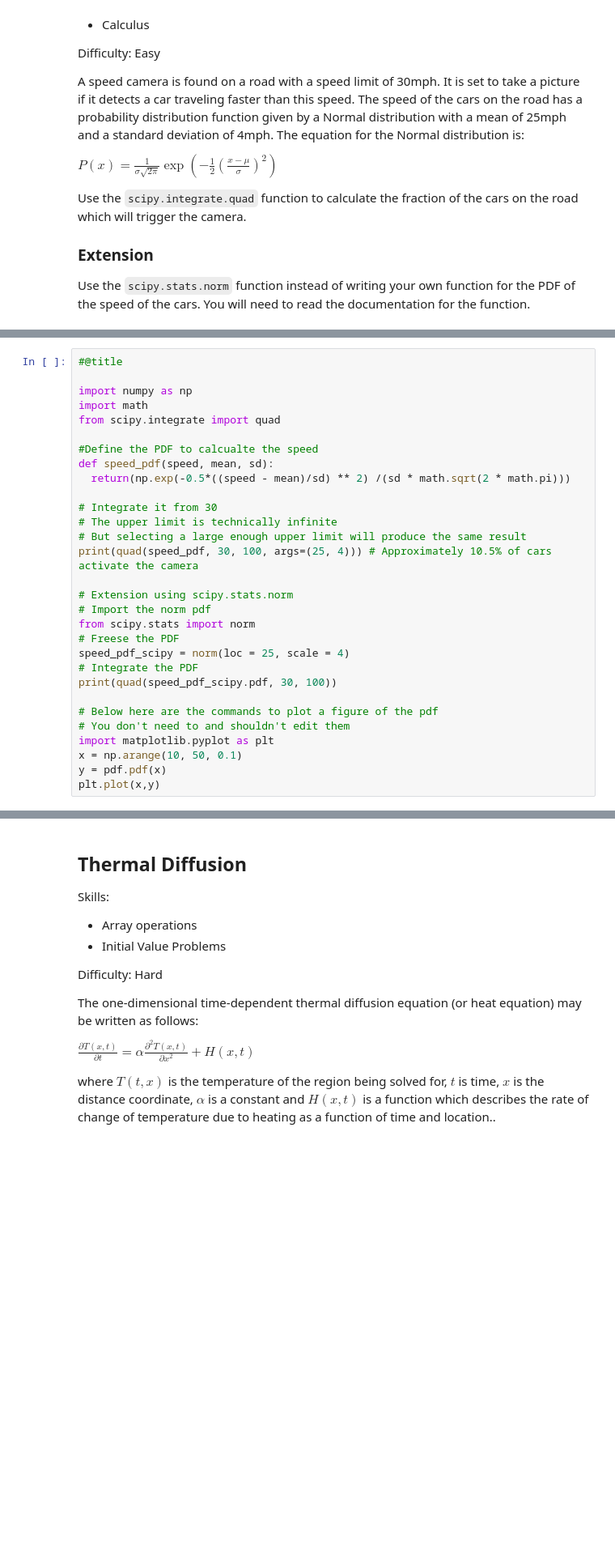
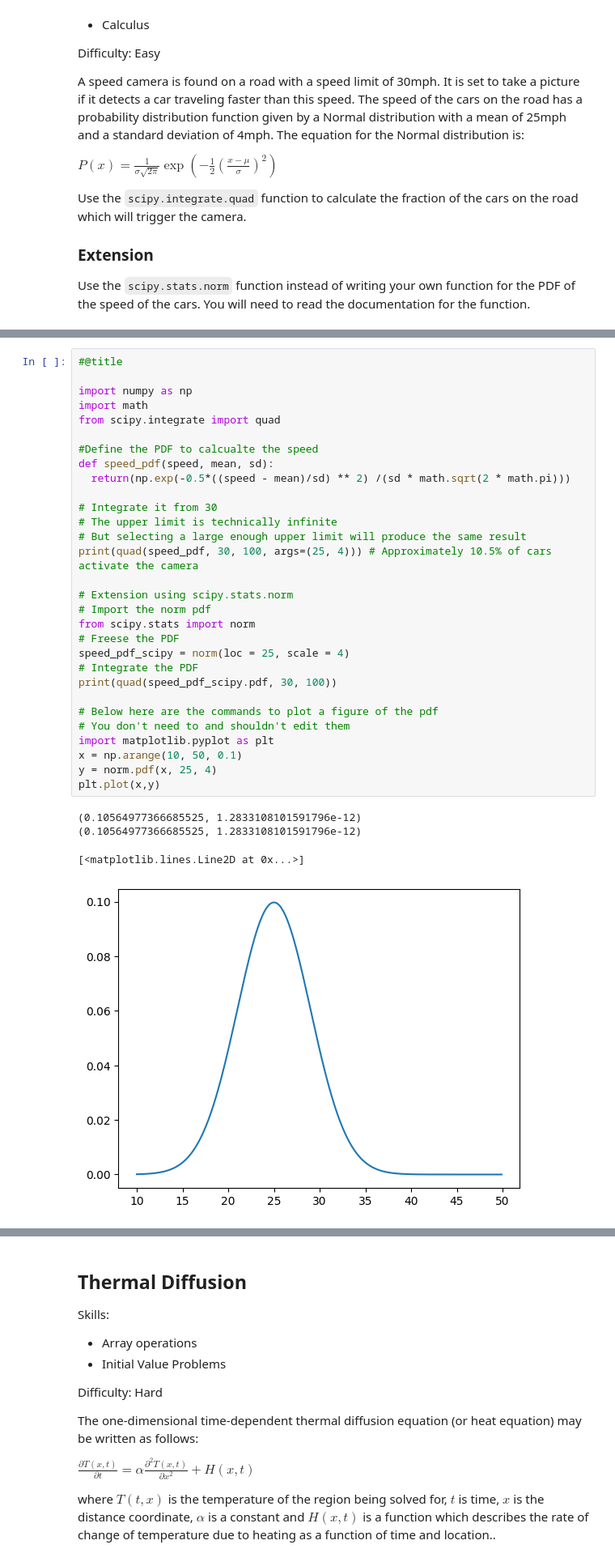
Before and after one commit to ThomasWalker1/IRC, a Jupyter notebook: NumericalComputing/Projects.ipynb, the cells around one changed output, grey strips where cells are left out. Shown at 81% size. Drawn from its saved outputs; the diff is of its cells as text; blank space fills up the shorter version.

```diff
--- a/NumericalComputing/Projects.ipynb
+++ b/NumericalComputing/Projects.ipynb
@@ -203,33 +217,38 @@ plt.plot(x,y)
 # %%
 #@title
 
 import numpy as np
 import math
 from scipy.integrate import quad
 
 #Define the PDF to calcualte the speed
 def speed_pdf(speed, mean, sd):
   return(np.exp(-0.5*((speed - mean)/sd) ** 2) /(sd * math.sqrt(2 * math.pi)))
 
 # Integrate it from 30
 # The upper limit is technically infinite
 # But selecting a large enough upper limit will produce the same result
 print(quad(speed_pdf, 30, 100, args=(25, 4))) # Approximately 10.5% of cars activate the camera
 
 # Extension using scipy.stats.norm
 # Import the norm pdf
 from scipy.stats import norm
 # Freese the PDF
 speed_pdf_scipy = norm(loc = 25, scale = 4)
 # Integrate the PDF
 print(quad(speed_pdf_scipy.pdf, 30, 100))
 
 # Below here are the commands to plot a figure of the pdf
 # You don't need to and shouldn't edit them
 import matplotlib.pyplot as plt
 x = np.arange(10, 50, 0.1)
-y = pdf.pdf(x)
+y = norm.pdf(x, 25, 4)
 plt.plot(x,y)
+# %% [output]
+(0.10564977366685525, 1.2833108101591796e-12)
+(0.10564977366685525, 1.2833108101591796e-12)
+[<matplotlib.lines.Line2D at 0x...>]
+[figure, added]
 # %% [markdown]
 ## Trajectories
 
```
Also changed, not shown: parts of 4 cells of this notebook.
